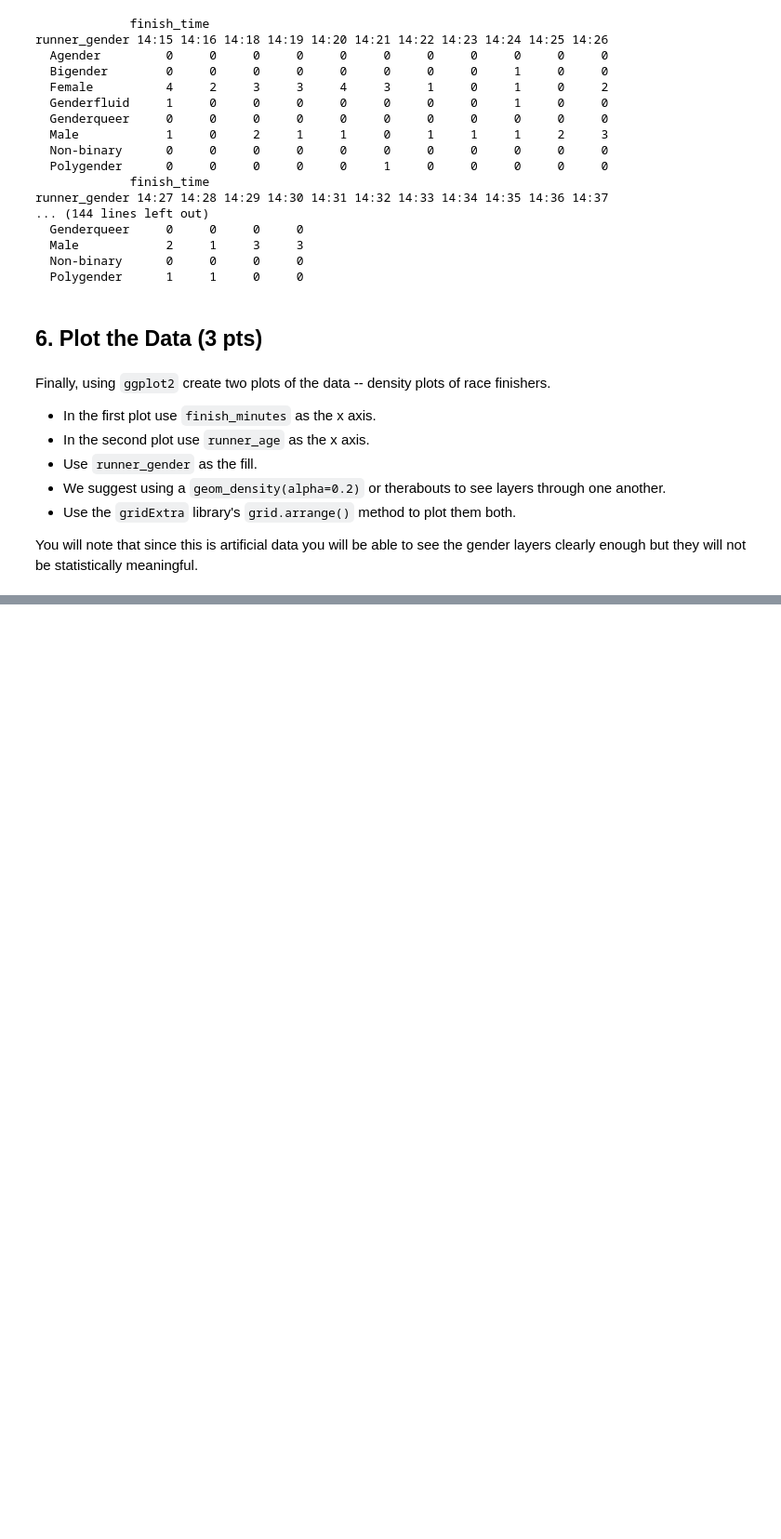
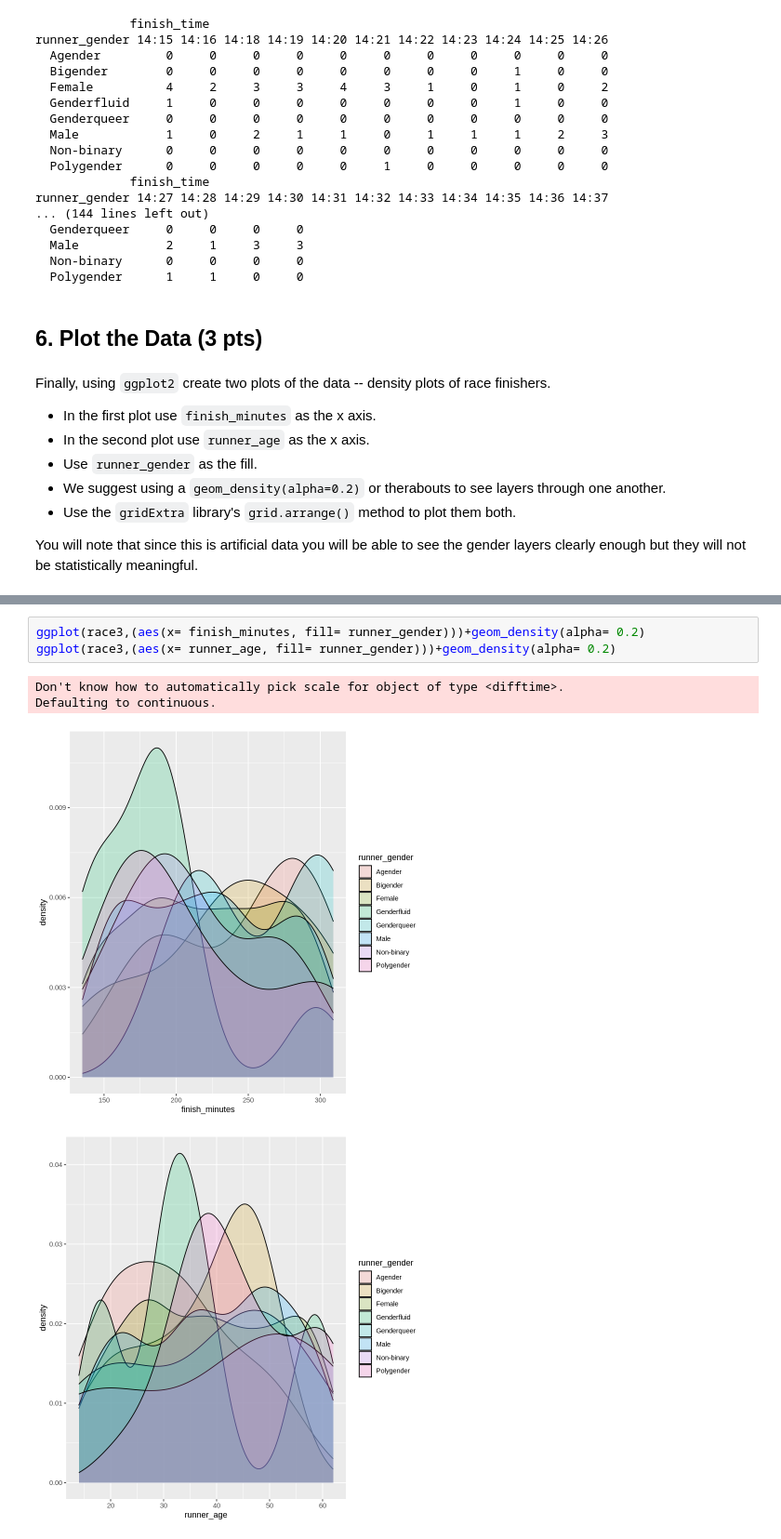
Before and after one commit to cann-emma/DS1002-zgb8ts, a Jupyter notebook: labs/lab2/lab2-race-results.ipynb, the cells around one changed output, grey strips where cells are left out. Shown at 93% size. Saved outputs shown, nothing was run; the diff lists cells and outputs as text; blank space fills up the shorter version.

```diff
--- a/labs/lab2/lab2-race-results.ipynb
+++ b/labs/lab2/lab2-race-results.ipynb
@@ -300,0 +277,8 @@ You will note that since this is artificial data you will be able to see the gen
+# %%
+ggplot(race3,(aes(x= finish_minutes, fill= runner_gender)))+geom_density(alpha= 0.2)
+ggplot(race3,(aes(x= runner_age, fill= runner_gender)))+geom_density(alpha= 0.2)
+# %% [output]
+Don't know how to automatically pick scale for object of type <difftime>.
+Defaulting to continuous.
+[figure, added]
+[figure, added]
```
Also changed, not shown: parts of 8 cells of this notebook.
